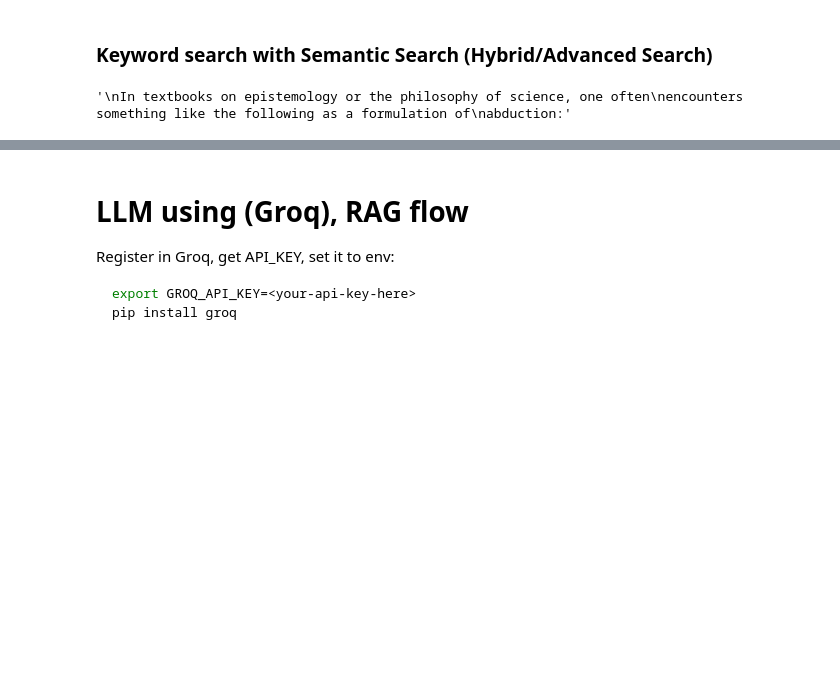
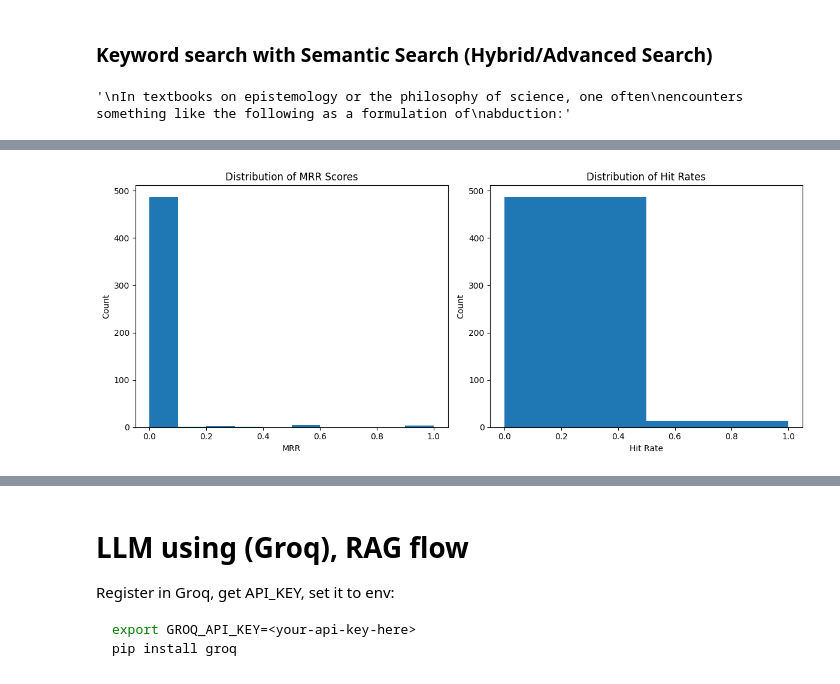
Before and after one commit to lbdlbdlbdl/philosophy-rag, a Jupyter notebook: backend/1 rag.ipynb, the cells around one changed output, grey strips where cells are left out. Cells and saved outputs as stored; diff of their text form; code cells hidden in the pictures; blank space fills up the shorter version.

Commit message:
evaluation

```diff
--- a/backend/1 rag.ipynb
+++ b/backend/1 rag.ipynb
@@ -48,7 +48,7 @@ knn_res["hits"]["hits"]
 # %% [markdown]
 ### Keyword search with Semantic Search (Hybrid/Advanced Search)
 # %%
-def elastic_search(question):
+def elastic_search_hybrid1(question):
     question_vectorized = model.encode(question)
     hybryd_response1 = es_client.search(
         index=index_name,
@@ -99,0 +98,94 @@ for hit in hybrid_response['hits']['hits']:
+# %%
+# Evaluation of Philosophical RAG System
+
+import pandas as pd
+import numpy as np
+from sentence_transformers import SentenceTransformer
+from elasticsearch import Elasticsearch
+from tqdm.notebook import tqdm
+from datasets import load_dataset
+import matplotlib.pyplot as plt
+
+# Initialize necessary components
+index_name = "philosophy"
+
+# Load and prepare the dataset
+def prepare_evaluation_dataset():
+    dataset = load_dataset("ruggsea/stanford-encyclopedia-of-philosophy_instruct", split="train")
+
+    # Create ground truth pairs
+    eval_pairs = []
+    for item in dataset:
+        question = item['question']
+        answer = item['answer']
+
+        # Extract relevant chunks from the answer
+        # In a real scenario, you might need more sophisticated chunking
+        chunks = [answer[i:i+500] for i in range(0, len(answer), 500)]
+
+        eval_pairs.append({
+            'question': question,
+            'relevant_chunks': chunks
+        })
+
+    return eval_pairs[:500]  # Limit to 500 for faster evaluation
+
+def calculate_mrr(retrieved_chunks, relevant_chunks):
+    for i, chunk in enumerate(retrieved_chunks, 1):
+        if any(relevant in chunk['content'] for relevant in relevant_chunks):
+            return 1 / i
+    return 0
+
+def calculate_hit_rate(retrieved_chunks, relevant_chunks, k=7):
+    for chunk in retrieved_chunks[:k]:
+        if any(relevant in chunk['content'] for relevant in relevant_chunks):
+            return 1
+    return 0
+
+def evaluate_retrieval():
+    eval_pairs = prepare_evaluation_dataset()
+    mrr_scores = []
+    hit_rates = []
+
+    for pair in tqdm(eval_pairs, desc="Evaluating"):
+        results = elastic_search(pair['question'])
+        retrieved_chunks = [hit['_source'] for hit in results['hits']['hits']]
+
+        mrr = calculate_mrr(retrieved_chunks, pair['relevant_chunks'])
+        hit_rate = calculate_hit_rate(retrieved_chunks, pair['relevant_chunks'])
+
+        mrr_scores.append(mrr)
+        hit_rates.append(hit_rate)
+
+    return {
+        'mean_mrr': np.mean(mrr_scores),
+        'mean_hit_rate': np.mean(hit_rates),
+        'mrr_scores': mrr_scores,
+        'hit_rates': hit_rates
+    }
+
+# Run evaluation
+results = evaluate_retrieval()
+
+# Visualize results
+plt.figure(figsize=(12, 5))
+
+plt.subplot(1, 2, 1)
+plt.hist(results['mrr_scores'], bins=10)
+plt.title('Distribution of MRR Scores')
+plt.xlabel('MRR')
+plt.ylabel('Count')
+
+plt.subplot(1, 2, 2)
+plt.hist(results['hit_rates'], bins=2)
+plt.title('Distribution of Hit Rates')
+plt.xlabel('Hit Rate')
+plt.ylabel('Count')
+
+plt.tight_layout()
+plt.show()
+
+print(f"Mean MRR: {results['mean_mrr']:.4f}")
+print(f"Mean Hit Rate @ 5: {results['mean_hit_rate']:.4f}")
+# %% [output]
+[figure, added]
```
Also changed, not shown: parts of 8 cells of this notebook.
